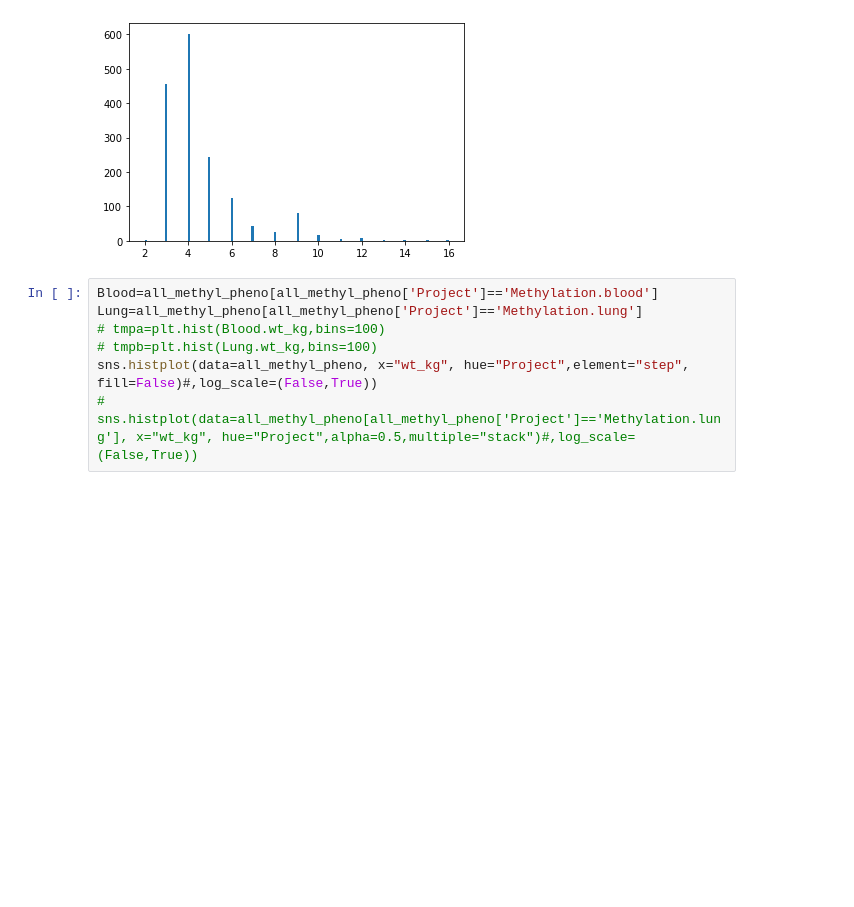
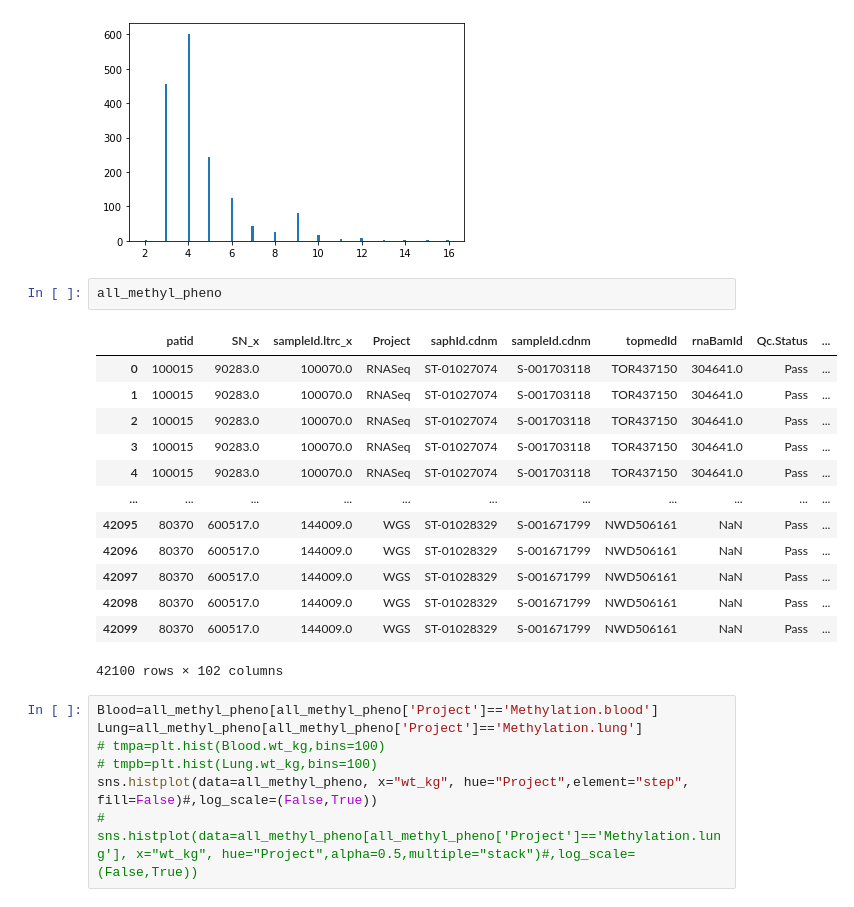
Before and after one commit to dcolinmorgan/mili_benchmark, a Jupyter notebook: sthlm_LTRC_B.ipynb, the cells around one changed output. Saved outputs shown, nothing was run; the diff lists cells and outputs as text; blank space fills up the shorter version.

```diff
--- a/sthlm_LTRC_B.ipynb
+++ b/sthlm_LTRC_B.ipynb
@@ -349,6 +364,22 @@ count2=meta.groupby(meta.patid,as_index=False).size()
 wsf=plt.hist(count2['size'],bins=120)
 # %% [output]
 [figure]
+# %%
+all_methyl_pheno
+# %% [output]
+|  | patid | SN_x | sampleId.ltrc_x | Project | saphId.cdnm | sampleId.cdnm | topmedId | rnaBamId | Qc.Status | ... |
+| 0 | 100015 | 90283.0 | 100070.0 | RNASeq | ST-01027074 | S-001703118 | TOR437150 | 304641.0 | Pass | ... |
+| 1 | 100015 | 90283.0 | 100070.0 | RNASeq | ST-01027074 | S-001703118 | TOR437150 | 304641.0 | Pass | ... |
+| 2 | 100015 | 90283.0 | 100070.0 | RNASeq | ST-01027074 | S-001703118 | TOR437150 | 304641.0 | Pass | ... |
+| 3 | 100015 | 90283.0 | 100070.0 | RNASeq | ST-01027074 | S-001703118 | TOR437150 | 304641.0 | Pass | ... |
+| 4 | 100015 | 90283.0 | 100070.0 | RNASeq | ST-01027074 | S-001703118 | TOR437150 | 304641.0 | Pass | ... |
+| ... | ... | ... | ... | ... | ... | ... | ... | ... | ... | ... |
+| 42095 | 80370 | 600517.0 | 144009.0 | WGS | ST-01028329 | S-001671799 | NWD506161 | NaN | Pass | ... |
+| 42096 | 80370 | 600517.0 | 144009.0 | WGS | ST-01028329 | S-001671799 | NWD506161 | NaN | Pass | ... |
+| 42097 | 80370 | 600517.0 | 144009.0 | WGS | ST-01028329 | S-001671799 | NWD506161 | NaN | Pass | ... |
+| 42098 | 80370 | 600517.0 | 144009.0 | WGS | ST-01028329 | S-001671799 | NWD506161 | NaN | Pass | ... |
+| 42099 | 80370 | 600517.0 | 144009.0 | WGS | ST-01028329 | S-001671799 | NWD506161 | NaN | Pass | ... |
+42100 rows × 102 columns
 # %%
 Blood=all_methyl_pheno[all_methyl_pheno['Project']=='Methylation.blood']
 Lung=all_methyl_pheno[all_methyl_pheno['Project']=='Methylation.lung']
```
Also changed, not shown: parts of 65 cells of this notebook, 44 other files.
